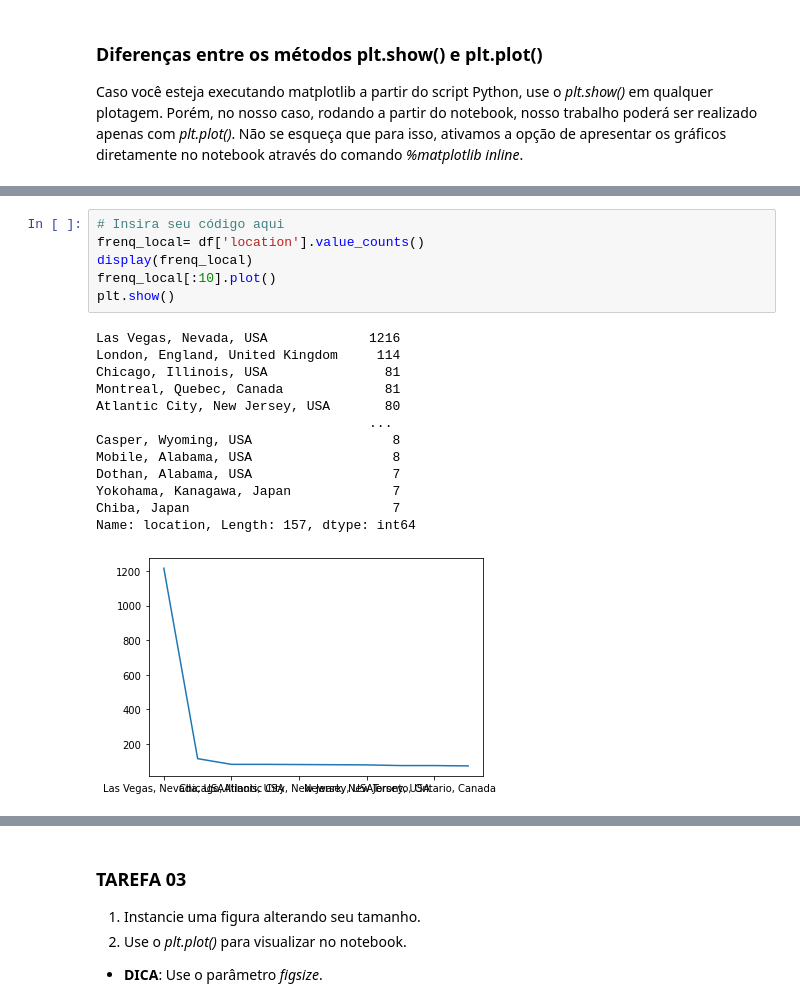
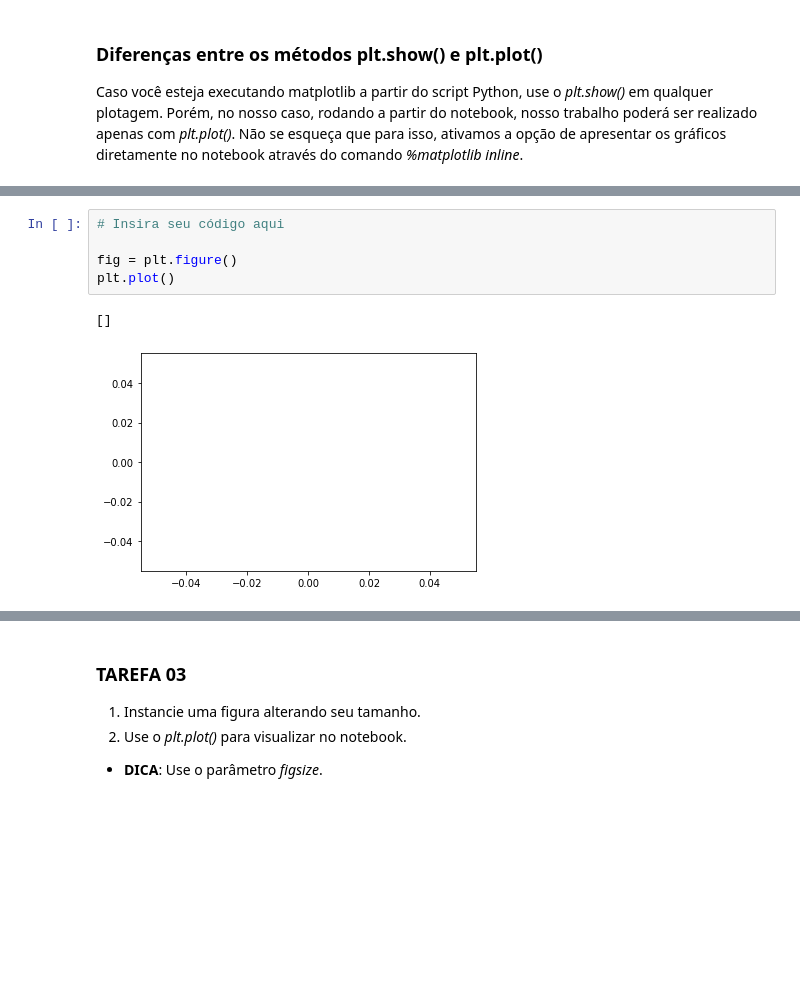
Before and after one commit to aruanalucena/visualizacao_exploratoria_exercicios, a Jupyter notebook: 01-exercicios-matplotlib/visualizacao-com-matplotlib.ipynb, the cells around one changed output, grey strips where cells are left out. Cells and saved outputs as stored; diff of their text form; blank space fills up the shorter version.

```diff
--- a/01-exercicios-matplotlib/visualizacao-com-matplotlib.ipynb
+++ b/01-exercicios-matplotlib/visualizacao-com-matplotlib.ipynb
@@ -126,21 +122,9 @@ O *Figure* é o elemento de mais alto nível do gráfico. Uma figura pode ter v
 - **DICA**: Caso você não tenha usado o comando *%matplotlib inline*, a figura não aparecerá.
 # %%
 # Insira seu código aqui
-frenq_local= df['location'].value_counts()
-display(frenq_local)
-frenq_local[:10].plot()
-plt.show()
+
+fig = plt.figure()
+plt.plot()
 # %% [output]
-Las Vegas, Nevada, USA             1216
-London, England, United Kingdom     114
-Chicago, Illinois, USA               81
-Montreal, Quebec, Canada             81
-Atlantic City, New Jersey, USA       80
-                                   ...
-Casper, Wyoming, USA                  8
-Mobile, Alabama, USA                  8
-Dothan, Alabama, USA                  7
-Yokohama, Kanagawa, Japan             7
-Chiba, Japan                          7
-Name: location, Length: 157, dtype: int64
+[]
-[figure, old version]
+[figure, new version]
```
Also changed, not shown: parts of 26 cells of this notebook.
